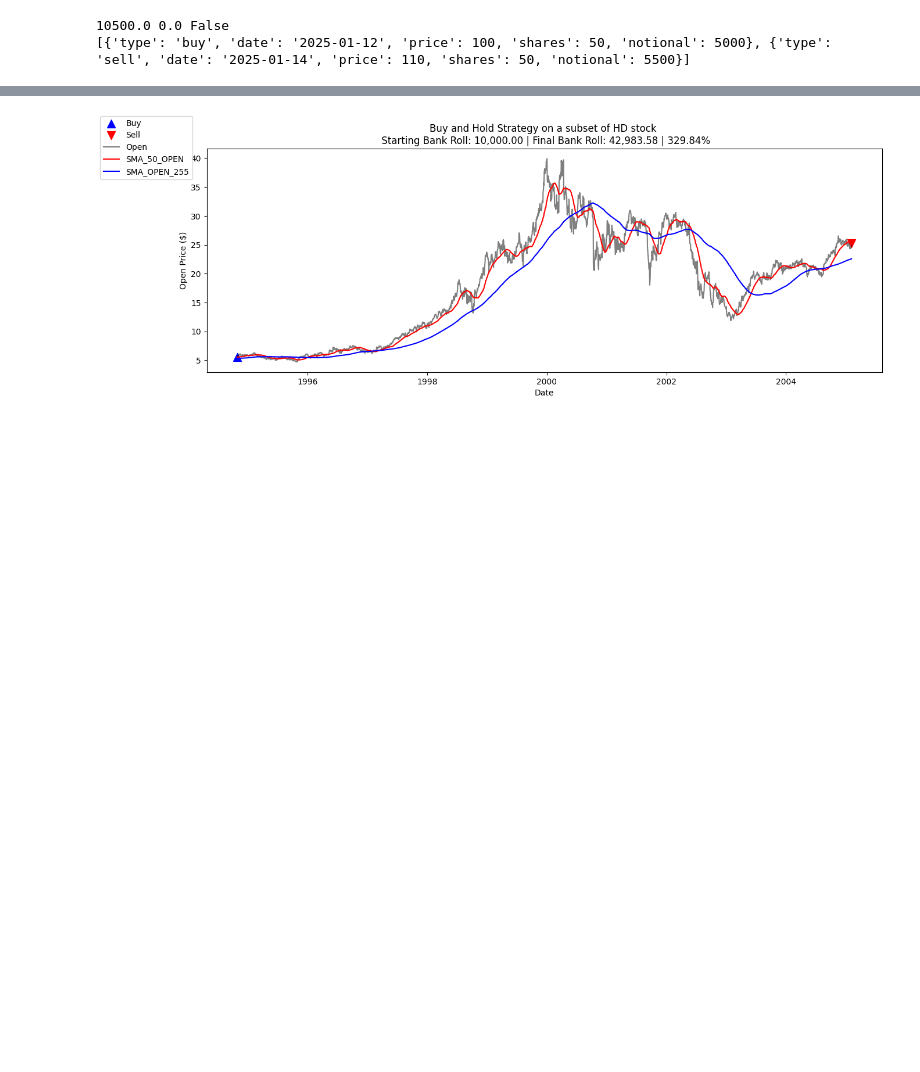
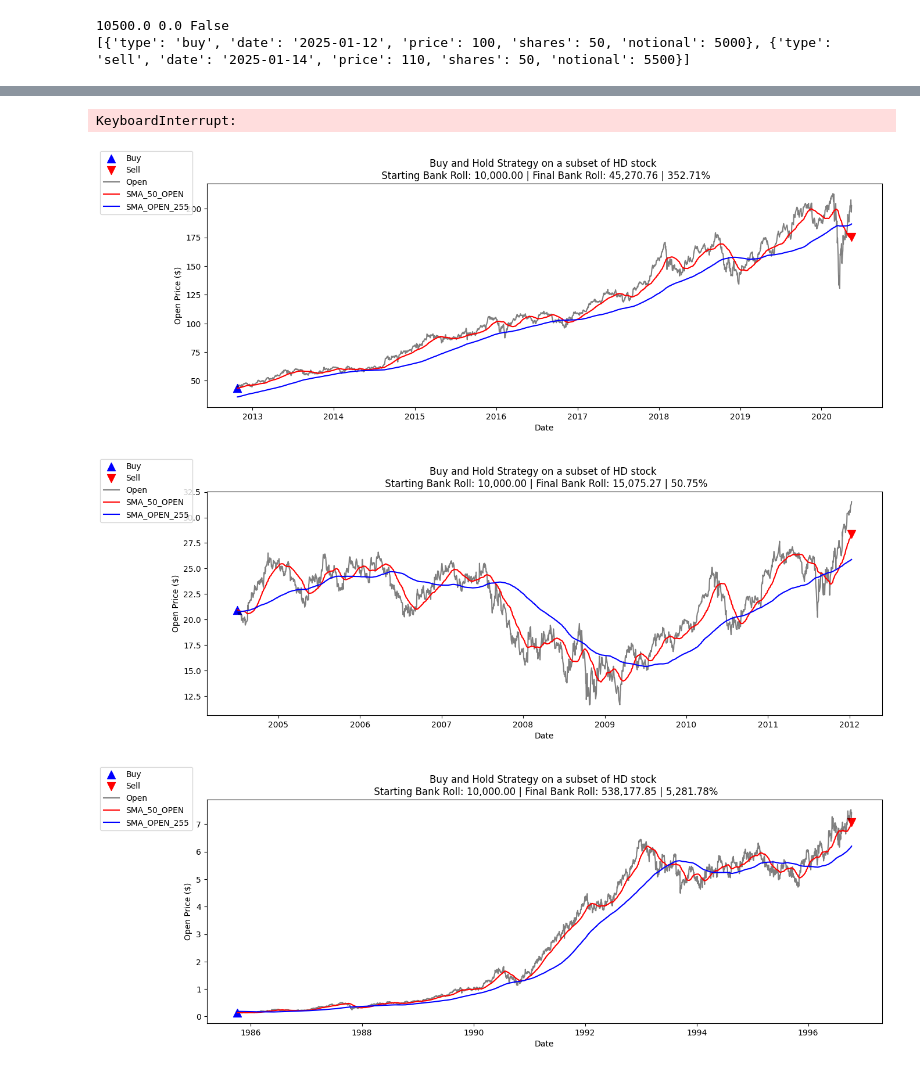
Before and after one commit to jhatch3/finance_ds_projects, a Jupyter notebook: crypto_stock_vol/data.ipynb, the cells around one changed output, grey strips where cells are left out. Cells and saved outputs as stored; diff of their text form; code cells hidden in the pictures; blank space fills up the shorter version.

```diff
--- a/crypto_stock_vol/data.ipynb
+++ b/crypto_stock_vol/data.ipynb
@@ -296,7 +271,7 @@ for date in cross_dates:
     if last_plotted_date is None or (date - last_plotted_date).days >= cooldown_days:
         # Determine direction of cross:
         # if spread goes from negative -> positive => golden cross (buy)
-        prev_spread = spread.loc[:date].iloc[-2] if spread.loc[:date].shape[0] >= 2 else np.nan
+        prev_spread = spread.loc[:date].iloc[-2] if spread.loc[:date].shape[0] >= 2 else -1
         curr_spread = spread.loc[date]
 
         if prev_spread < 0 and curr_spread > 0:
@@ -325,40 +300,49 @@ fig.show()
 # %%
-starting_ammunt = 10_000
-inv = Investor("foo", cash=starting_ammunt)
-
-rng = np.random.default_rng()
-start = rng.integers(0, len(data.index))
-end = rng.integers(start+1, len(data.index))
-
-df = data.iloc[start:end].copy()
+from time import sleep
 
 
-fig, ax = plt.subplots()
+
+while(True):
+    sleep(1)
+    starting_ammunt = 10_000
+    inv = Investor("foo", cash=starting_ammunt)
+
+    rng = np.random.default_rng()
+    start = rng.integers(0, len(data.index))
+    end = rng.integers(start+1, len(data.index))
+
+    df = data.iloc[start:end].copy()
 
 
-date = df.index[0]
-place_order(inv, "buy",  date, price=df.loc[date]["Open"][stock], shares= (inv.cash // df.loc[date]["Open"][stock] - 1))
-plot_buy_sell(ax, "buy", date)
+    fig, ax = plt.subplots()
 
-date = df.index[-1]
-place_order(inv, "sell",  date, price=df.loc[date]["Open"][stock])
-plot_buy_sell(ax, "sell", date)
 
-ax.plot(df.index, df["Open"], label="Open", color="black", alpha=0.5)
-ax.plot(df.index, df["SMA_OPEN_50"], label="SMA_50_OPEN", color="r")
-ax.plot(df.index, df["SMA_OPEN_255"], label="SMA_OPEN_255", color="b")
+    date = df.index[0]
+    place_order(inv, "buy",  date, price=df.loc[date]["Open"][stock], shares= (inv.cash // df.loc[date]["Open"][stock] - 1))
+    plot_buy_sell(ax, "buy", date)
 
-if inv.position_open:
-    print(f"Closing")
-    place_order(inv, "sell",  df.index[-1], price=df.loc[df.index[-1]]["Open"][stock])
-    plot_buy_sell(ax, "sell", df.index[-1])
+    date = df.index[-1]
+    place_order(inv, "sell",  date, price=df.loc[date]["Open"][stock])
+    plot_buy_sell(ax, "sell", date)
 
-ax.set_title(f"Buy and Hold Strategy on a subset of {stock} stock \n Starting Bank Roll: {starting_ammunt:,.2f} | Final Bank Roll: {round(inv.cash,2):,.2f} | {((inv.cash - starting_ammunt) / starting_ammunt) * 100:,.2f}%")
-ax.set_xlabel("Date")
-ax.set_ylabel("Open Price ($)")
+    ax.plot(df.index, df["Open"], label="Open", color="black", alpha=0.5)
+    ax.plot(df.index, df["SMA_OPEN_50"], label="SMA_50_OPEN", color="r")
+    ax.plot(df.index, df["SMA_OPEN_255"], label="SMA_OPEN_255", color="b")
 
-fig.set_size_inches([15,5])
-fig.legend(loc="upper left")
-fig.show()
+    if inv.position_open:
+        print(f"Closing")
+        place_order(inv, "sell",  df.index[-1], price=df.loc[df.index[-1]]["Open"][stock])
+        plot_buy_sell(ax, "sell", df.index[-1])
+
+    ax.set_title(f"Buy and Hold Strategy on a subset of {stock} stock \n Starting Bank Roll: {starting_ammunt:,.2f} | Final Bank Roll: {round(inv.cash,2):,.2f} | {((inv.cash - starting_ammunt) / starting_ammunt) * 100:,.2f}%")
+    ax.set_xlabel("Date")
+    ax.set_ylabel("Open Price ($)")
+
+    fig.set_size_inches([15,5])
+    fig.legend(loc="upper left")
+    fig.show()
 # %% [output]
+KeyboardInterrupt:
-[figure, old version]
+[figure, new version]
+[figure, added]
+[figure, added]
```
Also changed, not shown: parts of 3 cells of this notebook.
